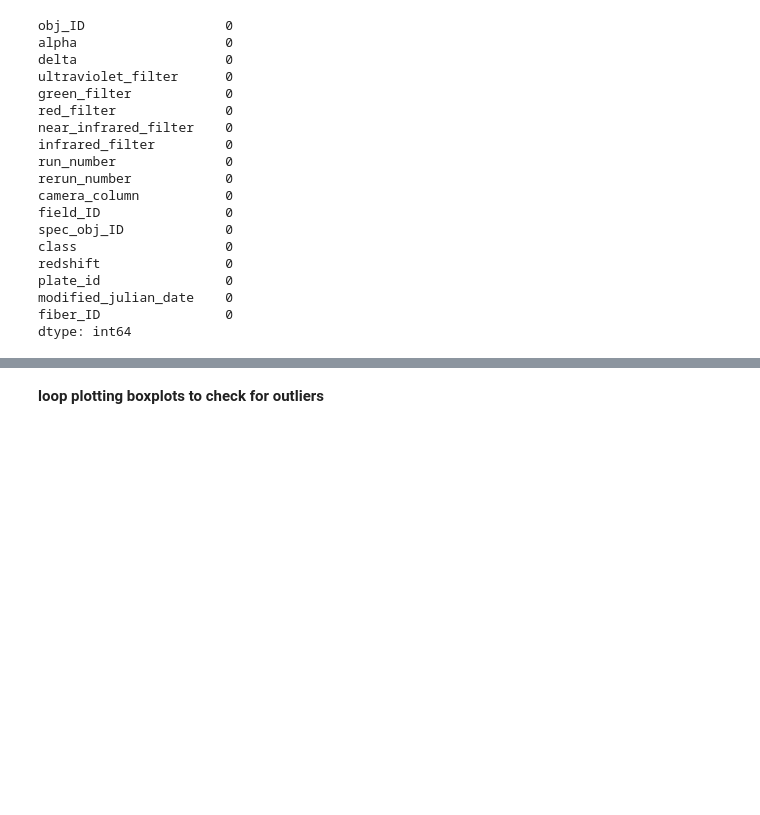
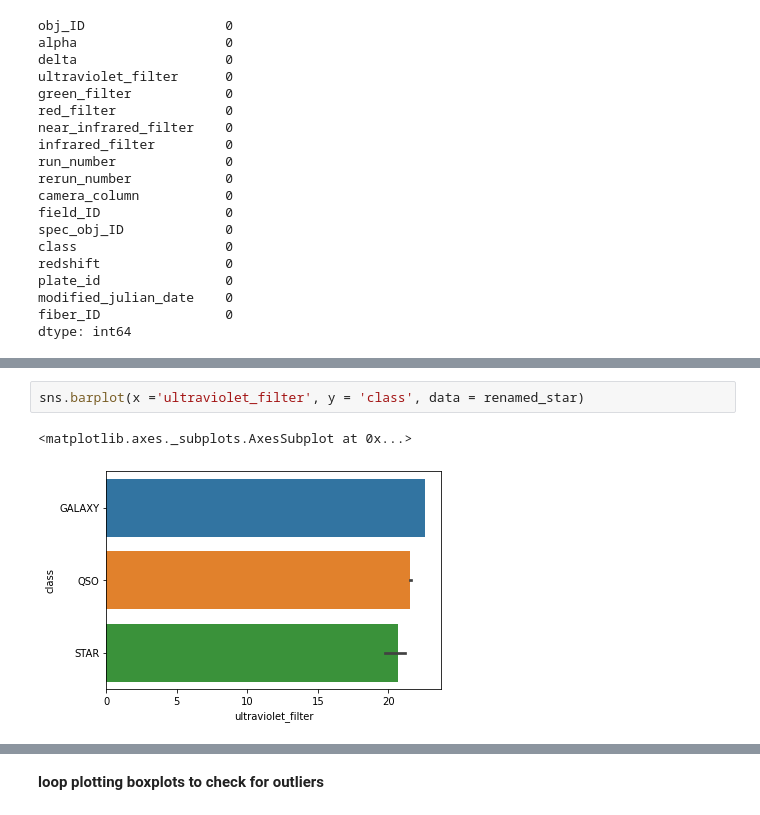
Before and after one commit to mojoyinkimberly/Star_Classification, a Jupyter notebook: Star_Classification.ipynb, the cells around one changed output, grey strips where cells are left out. Saved outputs shown, nothing was run; the diff lists cells and outputs as text; blank space fills up the shorter version.

```diff
--- a/Star_Classification.ipynb
+++ b/Star_Classification.ipynb
@@ -88,0 +97,5 @@ dtype: int64
+# %%
+sns.barplot(x ='ultraviolet_filter', y = 'class', data = renamed_star)
+# %% [output]
+<matplotlib.axes._subplots.AxesSubplot at 0x...>
+[figure, added]
```
Also changed, not shown: parts of 44 cells of this notebook.
